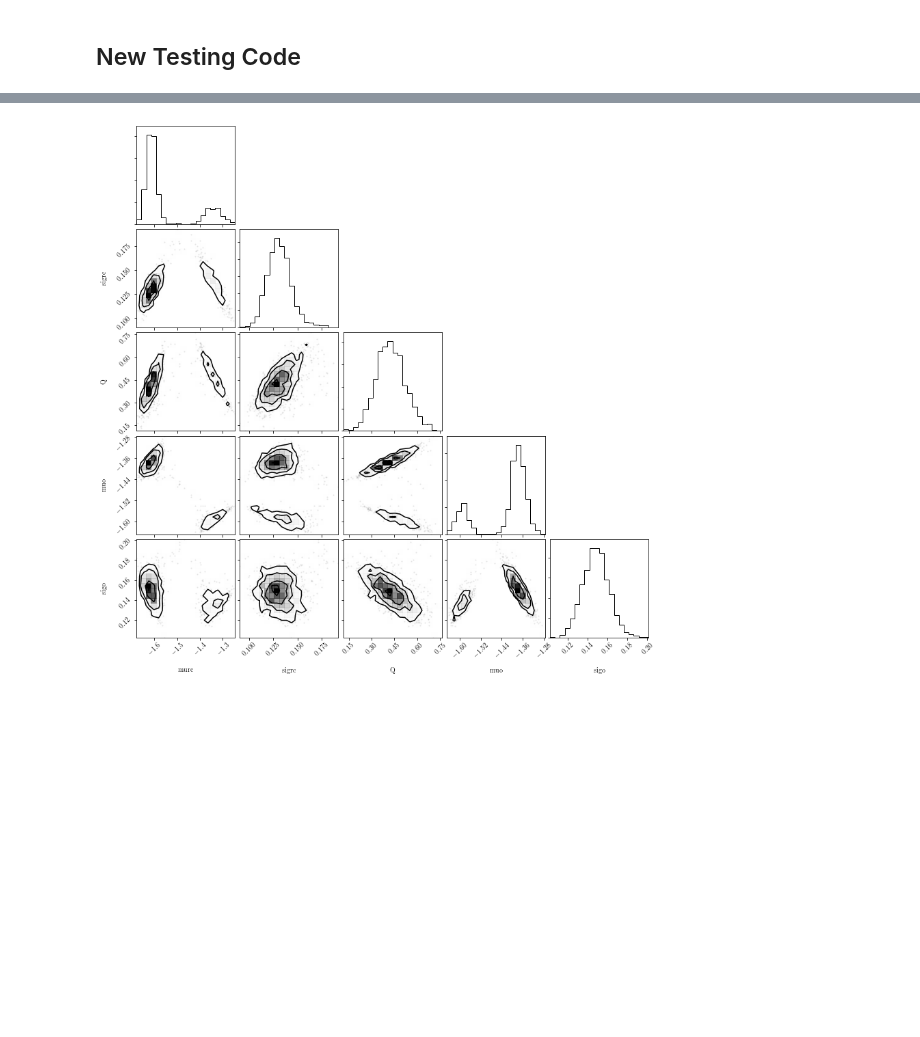
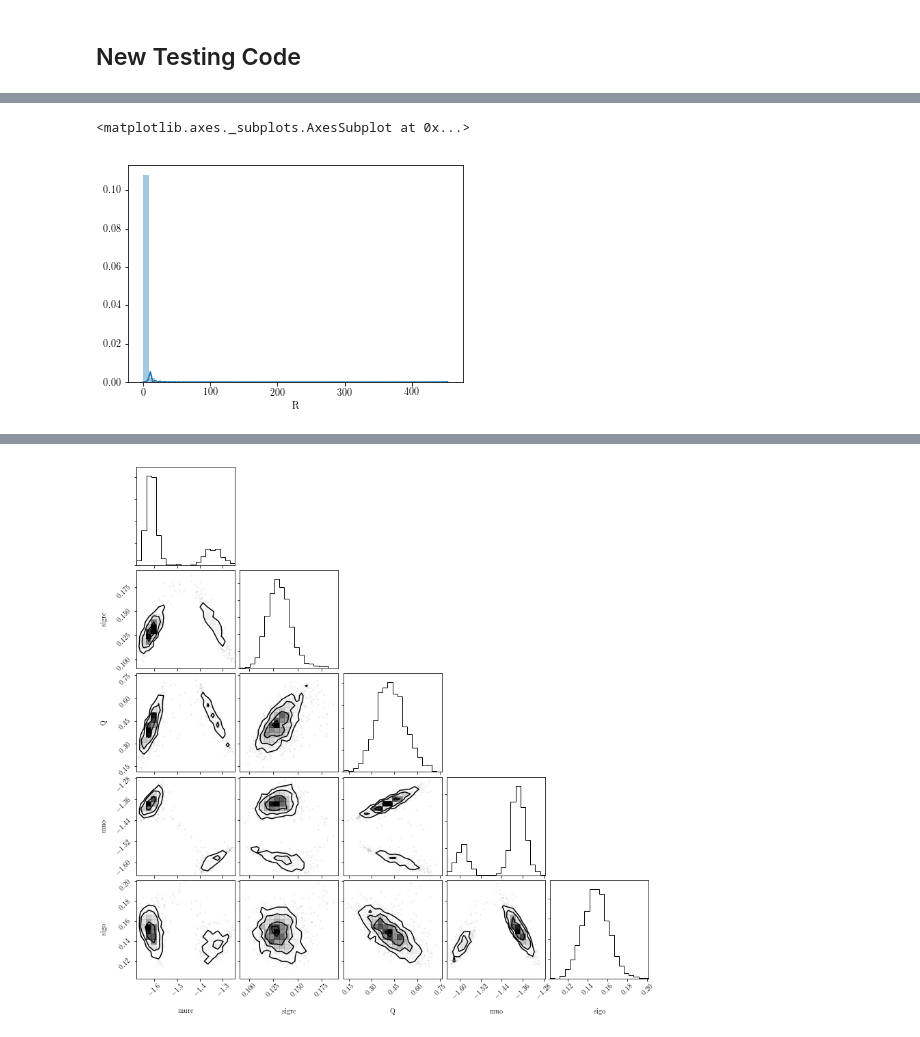
Before and after one commit to ojhall94/GAIA, a Jupyter notebook: hbmm_tri.ipynb, the cells around one changed output, grey strips where cells are left out. Saved outputs shown, nothing was run; the diff lists cells and outputs as text; code cells hidden in the pictures; blank space fills up the shorter version.

```diff
--- a/hbmm_tri.ipynb
+++ b/hbmm_tri.ipynb
@@ -59,0 +84,5 @@ After: 3760
+# %%
+sns.distplot(df.R[np.isfinite(df.R)])
+# %% [output]
+<matplotlib.axes._subplots.AxesSubplot at 0x...>
+[figure, added]
```
Also changed, not shown: parts of 6 cells of this notebook, 3 other files.
